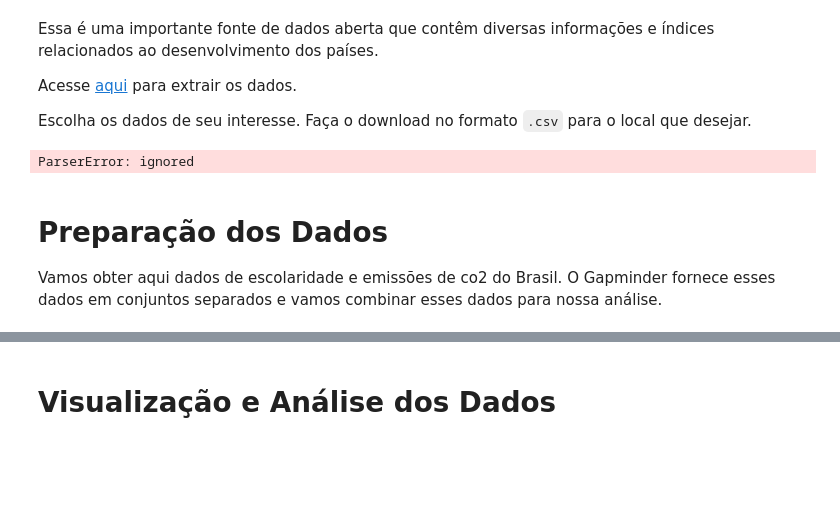
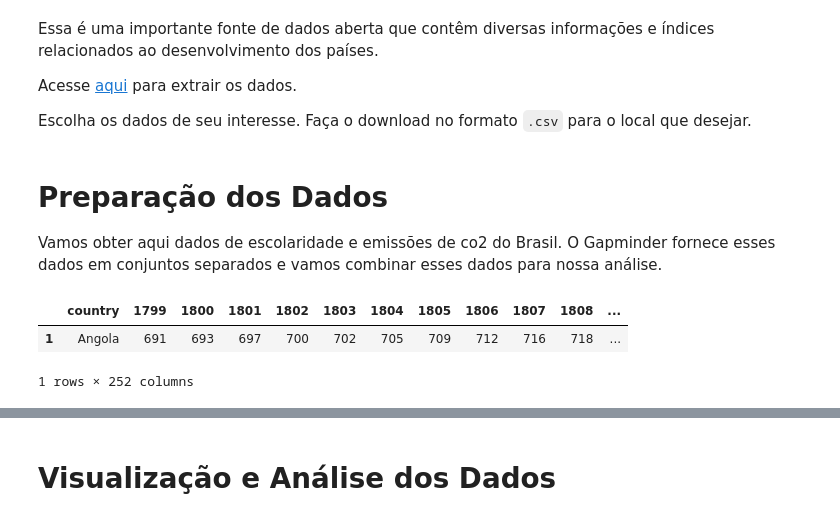
Before and after one commit to gonzalesricardo/PARADIGMAS-DE-LINGUAGEM-DE-PROGRAMA-O, a Jupyter notebook: RNG_Gapminder_WID.ipynb, the cells around one changed output, grey strips where cells are left out. Drawn from its saved outputs; the diff is of its cells as text; code cells hidden in the pictures; blank space fills up the shorter version.

```diff
--- a/RNG_Gapminder_WID.ipynb
+++ b/RNG_Gapminder_WID.ipynb
@@ -30,10 +30,3 @@ Essa é uma importante fonte de dados aberta que contêm diversas informações
 Acesse [aqui](https://www.gapminder.org/data/) para extrair os dados.
 
 Escolha os dados de seu interesse. Faça o download no formato `.csv` para o local que desejar.
-# %%
-import pandas as pd
-
-ool = pd.read_csv('https://drive.google.com/file/d/1K7iRLQOeNZADklJqRu6HwbRx1pBsYnE0/view?usp=sharing')
-ool.head()
-# %% [output]
-ParserError: ignored
@@ -47 +41,8 @@ school_BR
+# %%
+renda_per_capita_Angola = renda_per_capita[ renda_per_capita.country == 'Angola']
+renda_per_capita_Angola.head()
+# %% [output]
+|  | country | 1799 | 1800 | 1801 | 1802 | 1803 | 1804 | 1805 | 1806 | 1807 | 1808 | ... |
+| 1 | Angola | 691 | 693 | 697 | 700 | 702 | 705 | 709 | 712 | 716 | 718 | ... |
+1 rows × 252 columns
 # %%
```
Also changed, not shown: parts of 11 cells of this notebook.
